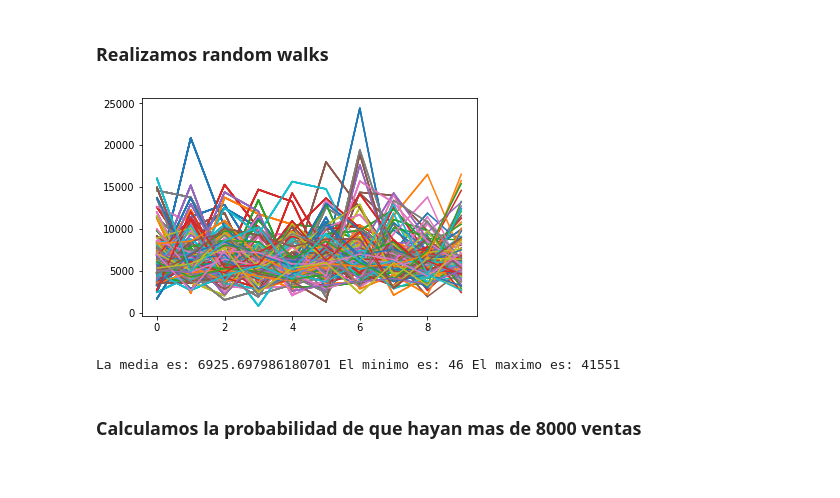
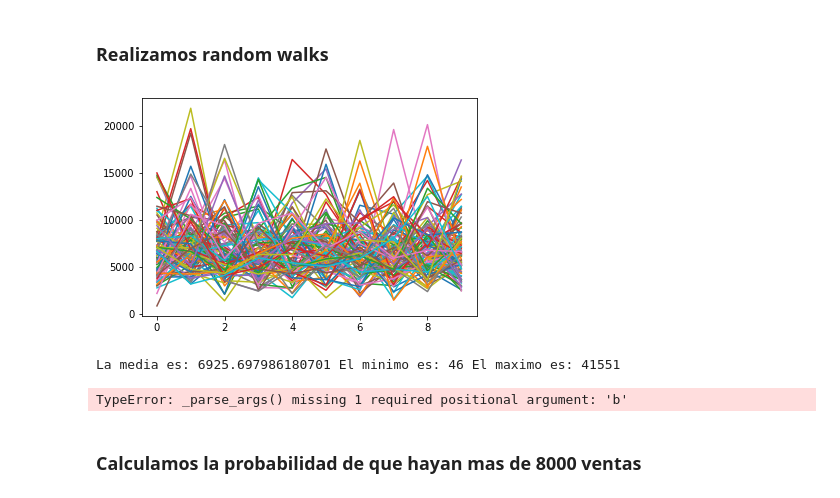
Before and after one commit to luisontaneda/Proyecto, a Jupyter notebook: Proyecto 2 Lontaneda Apreciado.ipynb, the cells around one changed output. Saved outputs shown, nothing was run; the diff lists cells and outputs as text; code cells hidden in the pictures.

```diff
--- a/Proyecto 2 Lontaneda Apreciado.ipynb
+++ b/Proyecto 2 Lontaneda Apreciado.ipynb
@@ -127,24 +131,26 @@ plt.show
 # %%
 arg = best_fit_paramms[:-2]
 loc = best_fit_paramms[-2]
 scale = best_fit_paramms[-1]
 
-#%%
-m = []
-for i in range(10):
 
-    predventas = st.johnsonsu(arg[0],arg[1],loc = loc, scale = scale).rvs(size = 100)
+predventas = [st.johnsonsu(arg[0],arg[1],loc = loc, scale = scale).rvs(size = 100) for i in range(10)]
 
-    m.append(predventas)
-
-    plt.plot(m)
-
+plt.plot(predventas)
 plt.show()
 
 print("La media es:",promsalesa,"El minimo es:",minsalesa,"El maximo es:",maxsalesa)
 # %% [output]
-[figure, old version]
+[figure, new version]
 La media es: 6925.697986180701 El minimo es: 46 El maximo es: 41551
+# %%
+kk = [i for j in predventas for i in j]
+
+d_norm, p_norm = st.kstest(kk, st.johnsonsu.cdf(arg[0],arg[1],loc = loc, scale = scale))  # test if the sample_norm is distributed normally (correct hypothesis)
+print('Statistic values: %.4f, %.4f' % (d_norm))
+print('P-values: %.4f, %.4f' % (p_norm))
+# %% [output]
+TypeError: _parse_args() missing 1 required positional argument: 'b'
 # %% [markdown]
 ### Calculamos la probabilidad de que hayan mas de 8000 ventas
 # %%
```
Also changed, not shown: parts of 18 cells of this notebook.
